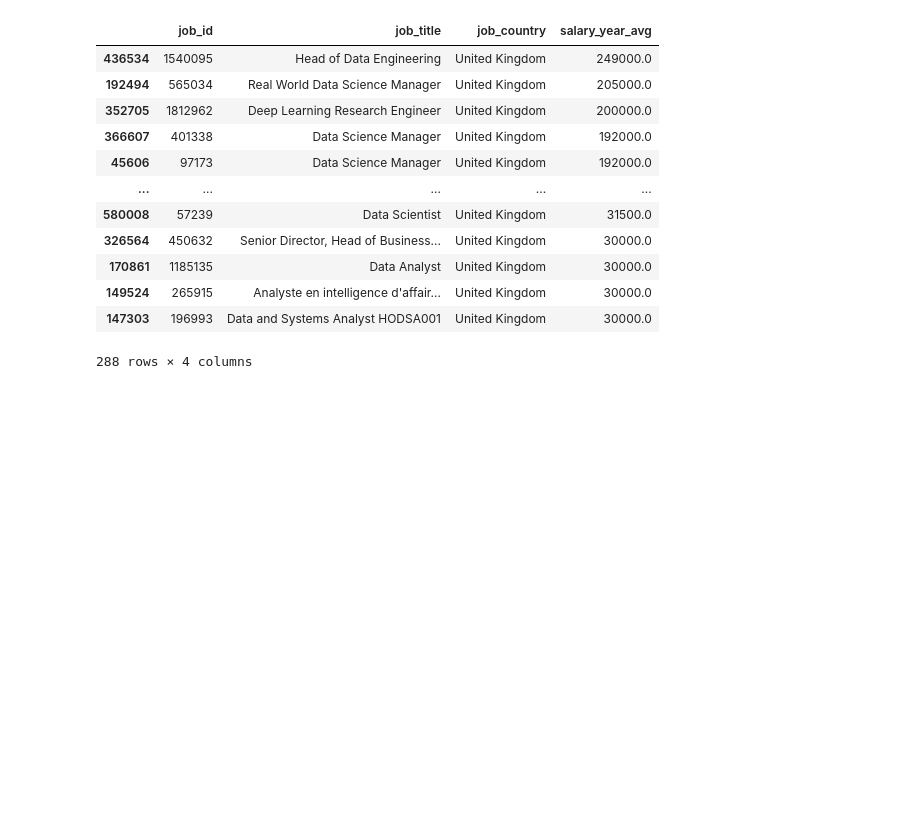
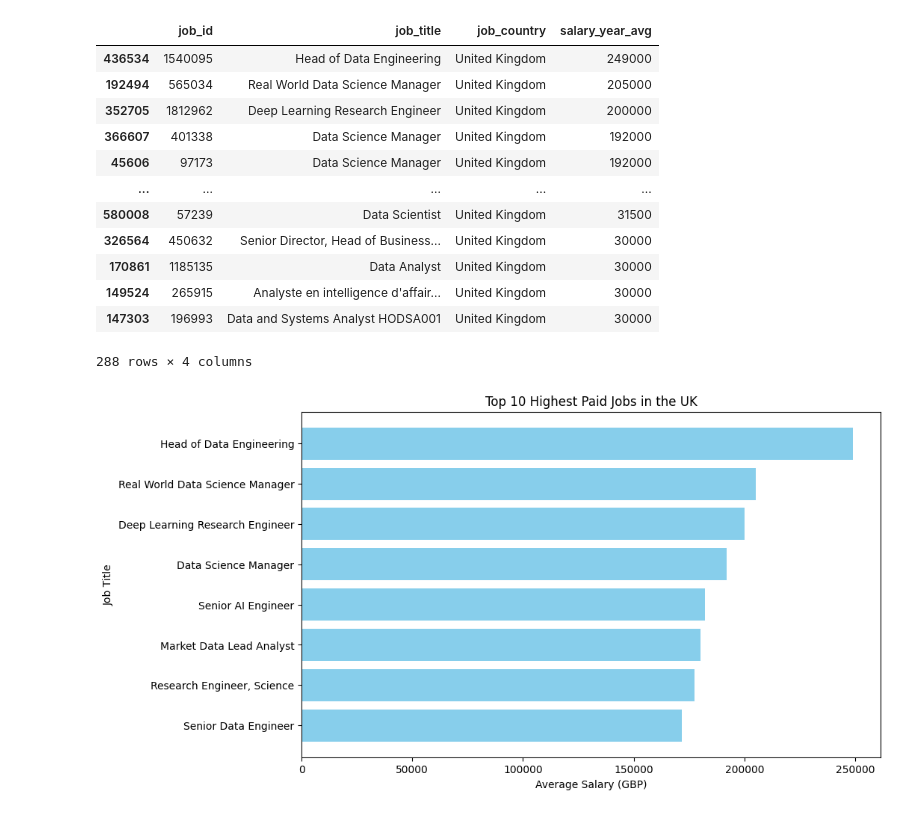
Before and after one commit to VIMadeMan/complete-pandas-tutorial, a Jupyter notebook: Testing.ipynb, the cells around one changed output. Cells and saved outputs as stored; diff of their text form; code cells hidden in the pictures; blank space fills up the shorter version.

Commit message:
Matplotlib

```diff
--- a/Testing.ipynb
+++ b/Testing.ipynb
@@ -15,22 +15,53 @@ job_postings_fact.head()
 | 3 | 76 | 3 | Data Engineer | Data Engineer | Denver, CO | via LinkedIn | Contractor | ... |
 | 4 | 81 | 4 | Data Engineer | Data Engineer | Anywhere | via LinkedIn | Contractor | ... |
 # %%
+# Step 1: Remove rows with missing 'salary_year_avg' values
 job_postings_fact = job_postings_fact.dropna(subset=['salary_year_avg'])
 
+job_postings_fact['salary_year_avg'] = job_postings_fact['salary_year_avg'].astype(int)
+
+# Step 2: Filter for job postings in the United Kingdom
 job_postings_fact_UK = job_postings_fact[job_postings_fact["job_country"] == "United Kingdom"]
 
-job_postings_fact_UK.sort_values(["salary_year_avg"], ascending=False) [['job_id','job_title','job_country','salary_year_avg']]
+# Step 3: Sort by 'salary_year_avg' in descending order and select specific columns
+result = job_postings_fact_UK.sort_values(["salary_year_avg"], ascending=False)[['job_id', 'job_title', 'job_country', 'salary_year_avg']]
+
+result
 # %% [output]
 |  | job_id | job_title | job_country | salary_year_avg |
-| 436534 | 1540095 | Head of Data Engineering | United Kingdom | 249000.0 |
-| 192494 | 565034 | Real World Data Science Manager | United Kingdom | 205000.0 |
-| 352705 | 1812962 | Deep Learning Research Engineer | United Kingdom | 200000.0 |
-| 366607 | 401338 | Data Science Manager | United Kingdom | 192000.0 |
-| 45606 | 97173 | Data Science Manager | United Kingdom | 192000.0 |
+| 436534 | 1540095 | Head of Data Engineering | United Kingdom | 249000 |
+| 192494 | 565034 | Real World Data Science Manager | United Kingdom | 205000 |
+| 352705 | 1812962 | Deep Learning Research Engineer | United Kingdom | 200000 |
+| 366607 | 401338 | Data Science Manager | United Kingdom | 192000 |
+| 45606 | 97173 | Data Science Manager | United Kingdom | 192000 |
 | ... | ... | ... | ... | ... |
-| 580008 | 57239 | Data Scientist | United Kingdom | 31500.0 |
-| 326564 | 450632 | Senior Director, Head of Business... | United Kingdom | 30000.0 |
-| 170861 | 1185135 | Data Analyst | United Kingdom | 30000.0 |
-| 149524 | 265915 | Analyste en intelligence d'affair... | United Kingdom | 30000.0 |
-| 147303 | 196993 | Data and Systems Analyst HODSA001 | United Kingdom | 30000.0 |
+| 580008 | 57239 | Data Scientist | United Kingdom | 31500 |
+| 326564 | 450632 | Senior Director, Head of Business... | United Kingdom | 30000 |
+| 170861 | 1185135 | Data Analyst | United Kingdom | 30000 |
+| 149524 | 265915 | Analyste en intelligence d'affair... | United Kingdom | 30000 |
+| 147303 | 196993 | Data and Systems Analyst HODSA001 | United Kingdom | 30000 |
 288 rows × 4 columns
+# %%
+import matplotlib.pyplot as plt
+
+# Assuming `job_postings_fact_UK` is already filtered and sorted as shown previously
+
+# Step 1: Select the top 10 highest-paid jobs
+top_10_jobs = job_postings_fact_UK.sort_values("salary_year_avg", ascending=False).head(10)
+
+# Step 2: Create a bar chart
+plt.figure(figsize=(10, 6))  # Set the figure size for better readability
+plt.barh(top_10_jobs['job_title'], top_10_jobs['salary_year_avg'], color='skyblue')  # Horizontal bar chart for better visualization
+
+# Step 3: Add labels and title
+plt.xlabel('Average Salary (GBP)')
+plt.ylabel('Job Title')
+plt.title('Top 10 Highest Paid Jobs in the UK')
+
+# Step 4: Invert the y-axis to have the highest value at the top
+plt.gca().invert_yaxis()
+
+# Step 5: Show the plot
+plt.show()
+# %% [output]
+[figure, added]
```
Also changed, not shown: parts of 1 cell of this notebook.
